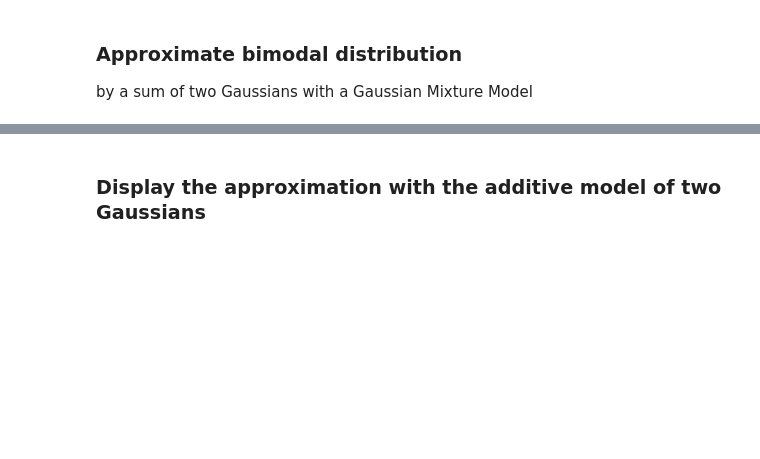
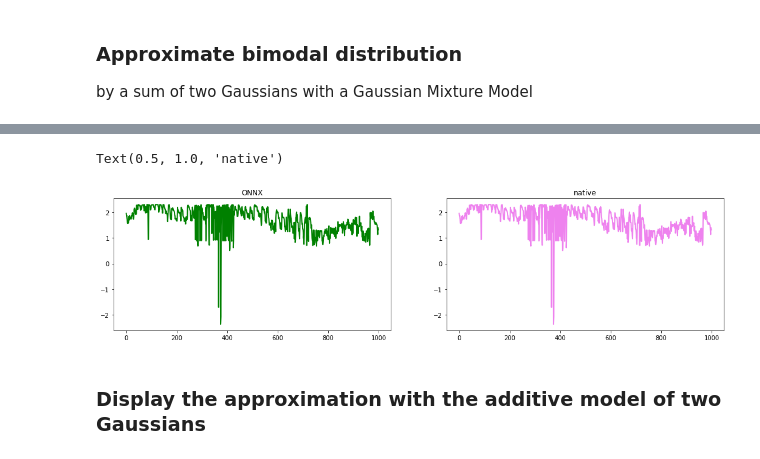
Before and after one commit to sedgewickmm18/notebooks-attic, a Jupyter notebook: NVTBimodal.ipynb, the cells around one changed output, grey strips where cells are left out. Cells and saved outputs as stored; diff of their text form; code cells hidden in the pictures; blank space fills up the shorter version.

```diff
--- a/NVTBimodal.ipynb
+++ b/NVTBimodal.ipynb
@@ -157,0 +235,15 @@ BGM1 = gmm1.active_models['ac2efe94-842d-3679-9f63-2d5365e01a11']['gmm']
+# %%
+
+#oinf = OnnxInference(onx, runtime='python_compiled')
+#print(oinf.run({'X': inp.astype(np.float64)[:5]}))
+
+sess = InferenceSession(onx.SerializeToString())
+
+pred_ort_full = sess.run(['score_samples'], {'X' :inp})
+
+pred_ort = pred_ort_full[0]
+
+pred_skl = pipe.score_samples(inp.astype(np.float64))
+
+print("Onnx Runtime prediction:\n", pred_ort[:5])
+print("Sklearn prediction:\n", pred_skl[:5])
@@ -158,3 +265,13 @@ BGM1 = gmm1.active_models['ac2efe94-842d-3679-9f63-2d5365e01a11']['gmm']
+# %%
+#rg = range(len(pred_skl))
+fig, ax = plt.subplots(1,2,figsize=(18,4))
+ax[0].plot(range(1000), pred_ort[:1000], color='green', lw=2)
+ax[1].plot(range(1000), pred_skl[:1000], color='violet', lw=2)
+ax[0].set_title('ONNX')
+ax[1].set_title('native')
+# %% [output]
+Text(0.5, 1.0, 'native')
+[figure, added]
 # %% [markdown]
 ### Display the approximation with the additive model of two Gaussians
 # %%
```
Also changed, not shown: parts of 21 cells of this notebook, 2 other files.
